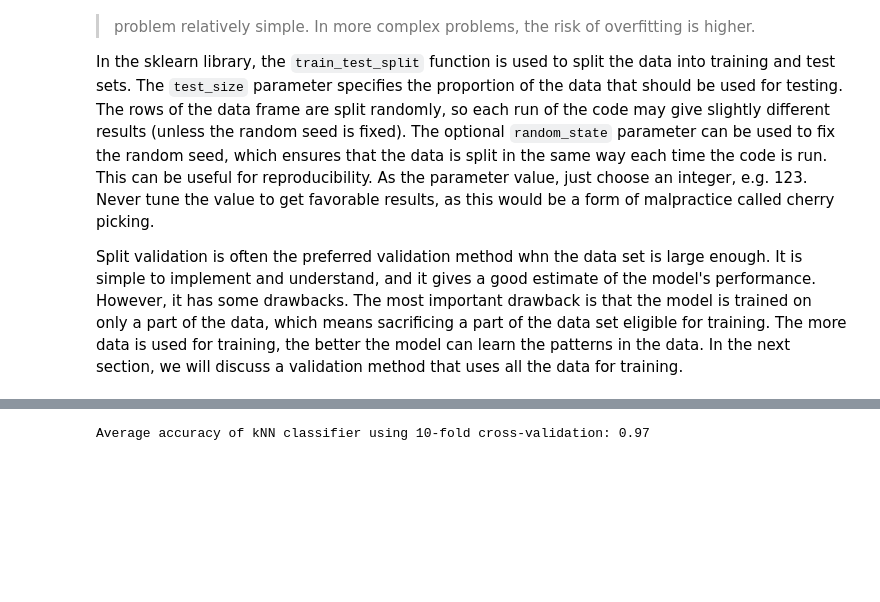
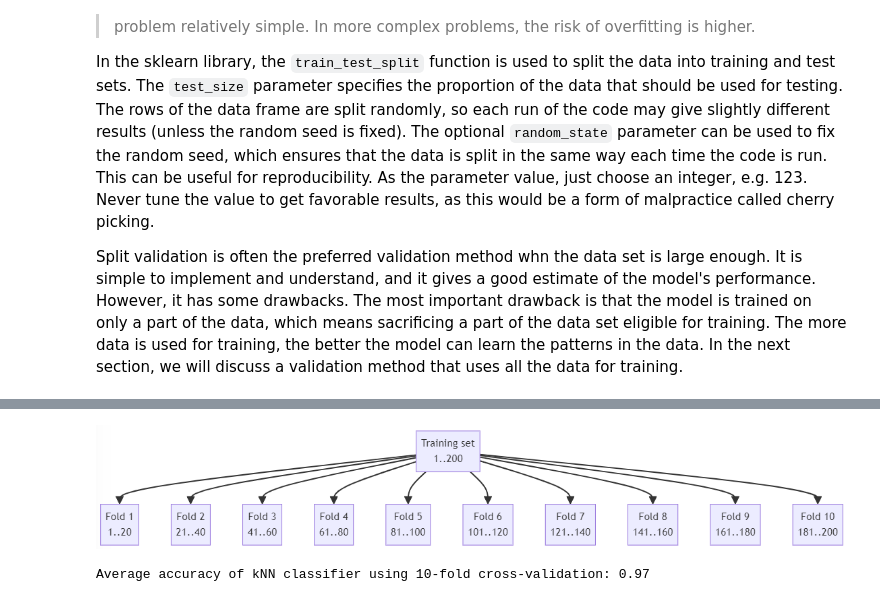
Before and after one commit to vesavvo/dkko, a Jupyter notebook: Model_overfitting_validation_process_models.ipynb, the cells around one changed output, grey strips where cells are left out. Drawn from its saved outputs; the diff is of its cells as text; code cells hidden in the pictures; blank space fills up the shorter version.

Commit message:
Kuva korjattu

```diff
--- a/Model_overfitting_validation_process_models.ipynb
+++ b/Model_overfitting_validation_process_models.ipynb
@@ -107,6 +107,16 @@ As a consequence, each observation in the data set is used for testing exactly o
 When cross-validation is applied in `sklearn`, the data set is not split into separate training and test sets. Instead, the `cross_val_score` function is used to perform the cross-validation. The function takes the model, the data, and the number of folds as input, and returns the performance of the model in each fold. The performance is then averaged over the folds.
 
 The following code snippet demonstrates how to use cross-validation with the kNN classifier and the Iris data set:
+# %%
+from IPython.display import Image, display
+
+# Kuva polusta, suhteessa notebookin sijaintiin
+image_path = "img/folds.png"
+
+# Näytä kuva
+display(Image(filename=image_path))
+# %% [output]
+[figure, added]
 # %%
 from sklearn.neighbors import KNeighborsClassifier
 
```
